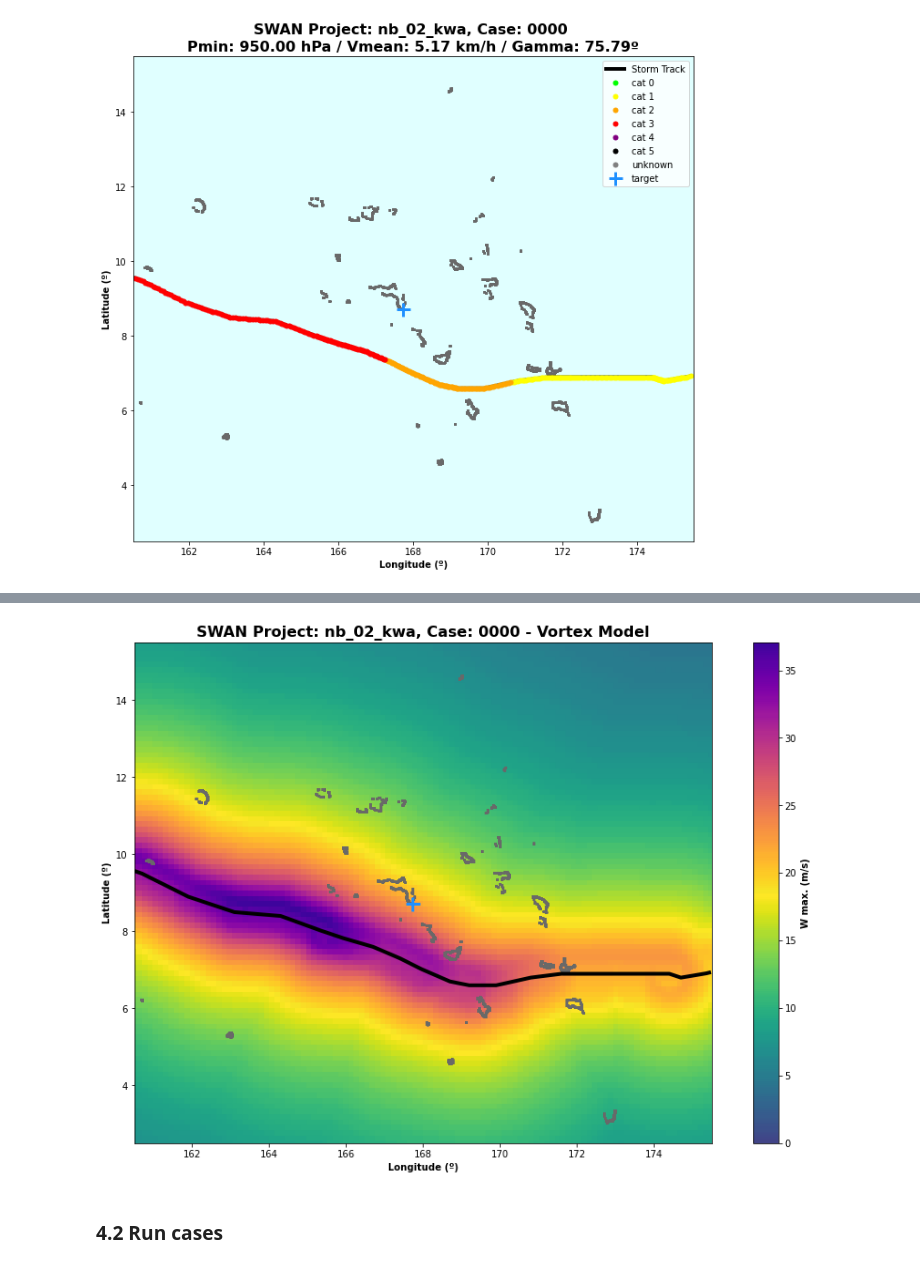
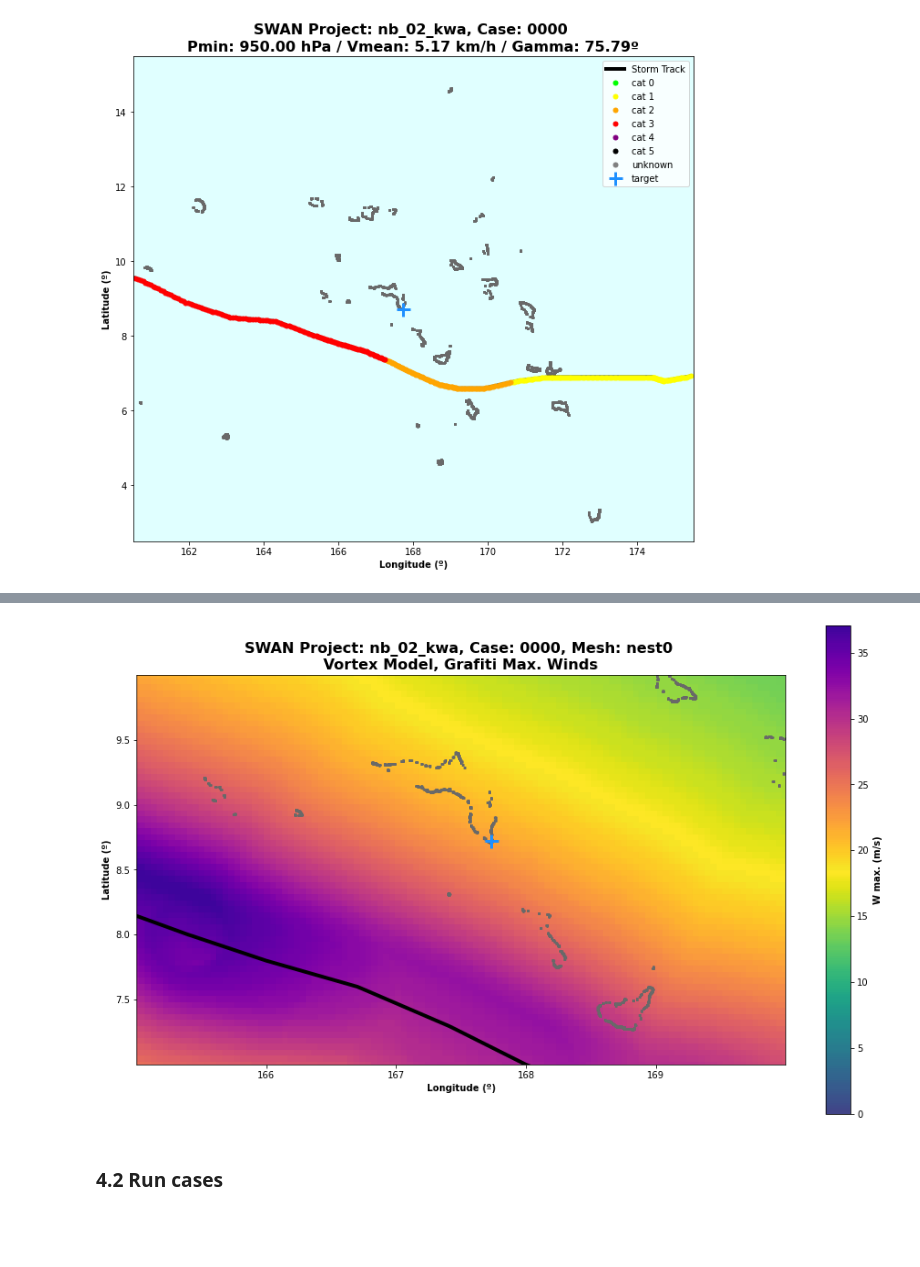
Before and after one commit to ripolln/hywaves, a Jupyter notebook: notebooks/hyswan/nb_02_Vortex_Historical.ipynb, the cells around one changed output, grey strips where cells are left out. Cells and saved outputs as stored; diff of their text form; code cells hidden in the pictures; blank space fills up the shorter version.

Commit message:
nb02 demo plots updated

```diff
--- a/notebooks/hyswan/nb_02_Vortex_Historical.ipynb
+++ b/notebooks/hyswan/nb_02_Vortex_Historical.ipynb
@@ -326,0 +325,2 @@ plot_case_vortex_input(sw, storm_track_list = [st], t_num=150);
+# %%
+plot_case_vortex_grafiti(sw, storm_track_list = [st], show_nested=True);
@@ -329,7 +335,7 @@ plot_case_vortex_input(sw, storm_track_list = [st], t_num=150);
 # %%
-plot_case_vortex_grafiti(sw, storm_track_list = [st]);
+plot_case_vortex_grafiti(sw, storm_track_list = [st], mesh=sp.mesh_nested_list[0]);
 # %% [output]
-[figure, old version]
+[figure, new version]
 # %% [markdown]
 ###  **4.2 Run cases**
 # %%
```
Also changed, not shown: parts of 14 cells of this notebook.
